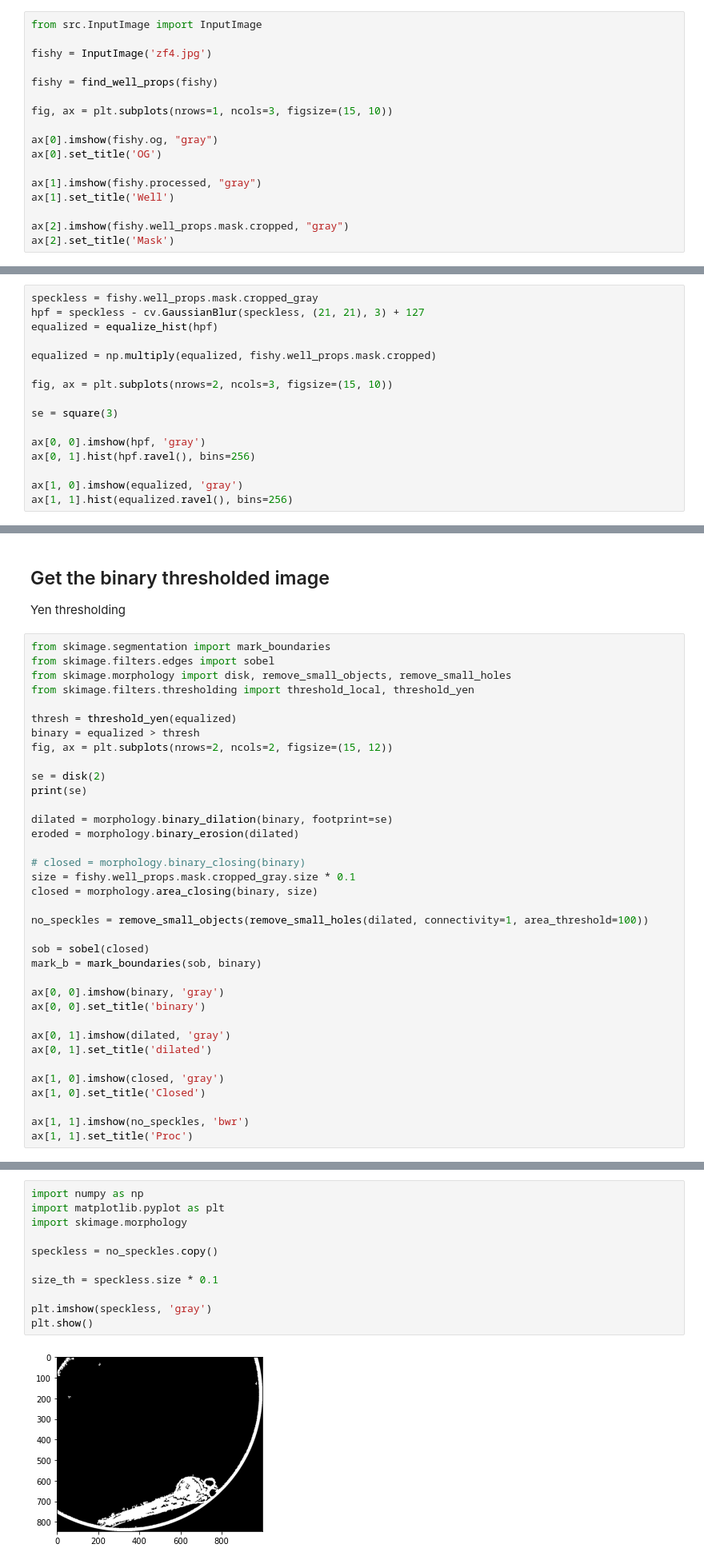
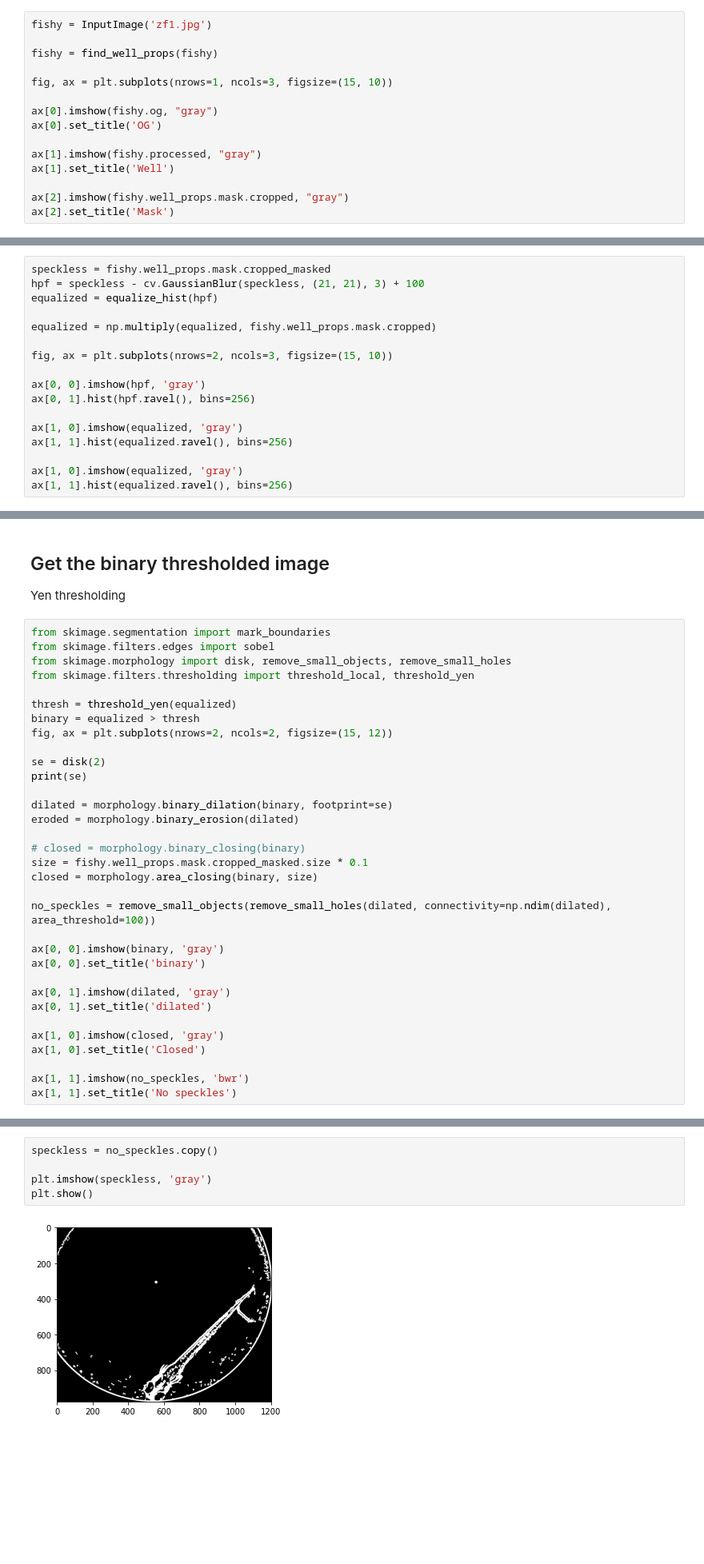
Before and after one commit to gimesia/zebrafisher, a Jupyter notebook: __docs/__notebooks/get_poss_fish_pipe.ipynb, the cells around one changed output, grey strips where cells are left out. Shown at 80% size. Drawn from its saved outputs; the diff is of its cells as text; blank space fills up the shorter version.

```diff
--- a/__docs/__notebooks/get_poss_fish_pipe.ipynb
+++ b/__docs/__notebooks/get_poss_fish_pipe.ipynb
@@ -12,9 +13,7 @@ from src.well.find_well_props import find_well_props
 # %% [markdown]
 ## Find well props
 # %%
-from src.InputImage import InputImage
-
-fishy = InputImage('zf4.jpg')
+fishy = InputImage('zf1.jpg')
 
 fishy = find_well_props(fishy)
 
@@ -52,19 +53,20 @@ then equalized the resulting image
 from skimage.morphology import dilation, erosion, square
 from skimage.exposure import equalize_hist
 # %%
-speckless = fishy.well_props.mask.cropped_gray
-hpf = speckless - cv.GaussianBlur(speckless, (21, 21), 3) + 127
+speckless = fishy.well_props.mask.cropped_masked
+hpf = speckless - cv.GaussianBlur(speckless, (21, 21), 3) + 100
 equalized = equalize_hist(hpf)
 
 equalized = np.multiply(equalized, fishy.well_props.mask.cropped)
 
 fig, ax = plt.subplots(nrows=2, ncols=3, figsize=(15, 10))
 
-se = square(3)
-
 ax[0, 0].imshow(hpf, 'gray')
 ax[0, 1].hist(hpf.ravel(), bins=256)
 
 ax[1, 0].imshow(equalized, 'gray')
 ax[1, 1].hist(equalized.ravel(), bins=256)
+
+ax[1, 0].imshow(equalized, 'gray')
+ax[1, 1].hist(equalized.ravel(), bins=256)
 # %% [output]
@@ -138,13 +116,10 @@ dilated = morphology.binary_dilation(binary, footprint=se)
 eroded = morphology.binary_erosion(dilated)
 
 # closed = morphology.binary_closing(binary)
-size = fishy.well_props.mask.cropped_gray.size * 0.1
+size = fishy.well_props.mask.cropped_masked.size * 0.1
 closed = morphology.area_closing(binary, size)
 
-no_speckles = remove_small_objects(remove_small_holes(dilated, connectivity=1, area_threshold=100))
-
-sob = sobel(closed)
-mark_b = mark_boundaries(sob, binary)
+no_speckles = remove_small_objects(remove_small_holes(dilated, connectivity=np.ndim(dilated), area_threshold=100))
 
 ax[0, 0].imshow(binary, 'gray')
 ax[0, 0].set_title('binary')
@@ -156,7 +131,7 @@ ax[1, 0].imshow(closed, 'gray')
 ax[1, 0].set_title('Closed')
 
 ax[1, 1].imshow(no_speckles, 'bwr')
-ax[1, 1].set_title('Proc')
+ax[1, 1].set_title('No speckles')
 # %% [output]
 [[0 0 1 0 0]
  [0 1 1 1 0]
@@ -170,16 +145,10 @@ Text(0.5, 1.0, 'Proc')
 # %%
-import numpy as np
-import matplotlib.pyplot as plt
-import skimage.morphology
-
 speckless = no_speckles.copy()
-
-size_th = speckless.size * 0.1
 
 plt.imshow(speckless, 'gray')
 plt.show()
 # %% [output]
-[figure, old version]
+[figure, new version]
 # %%
 from skimage.color import rgb2gray, gray2rgb
 
```
Also changed, not shown: parts of 25 cells of this notebook, 12 other files.
